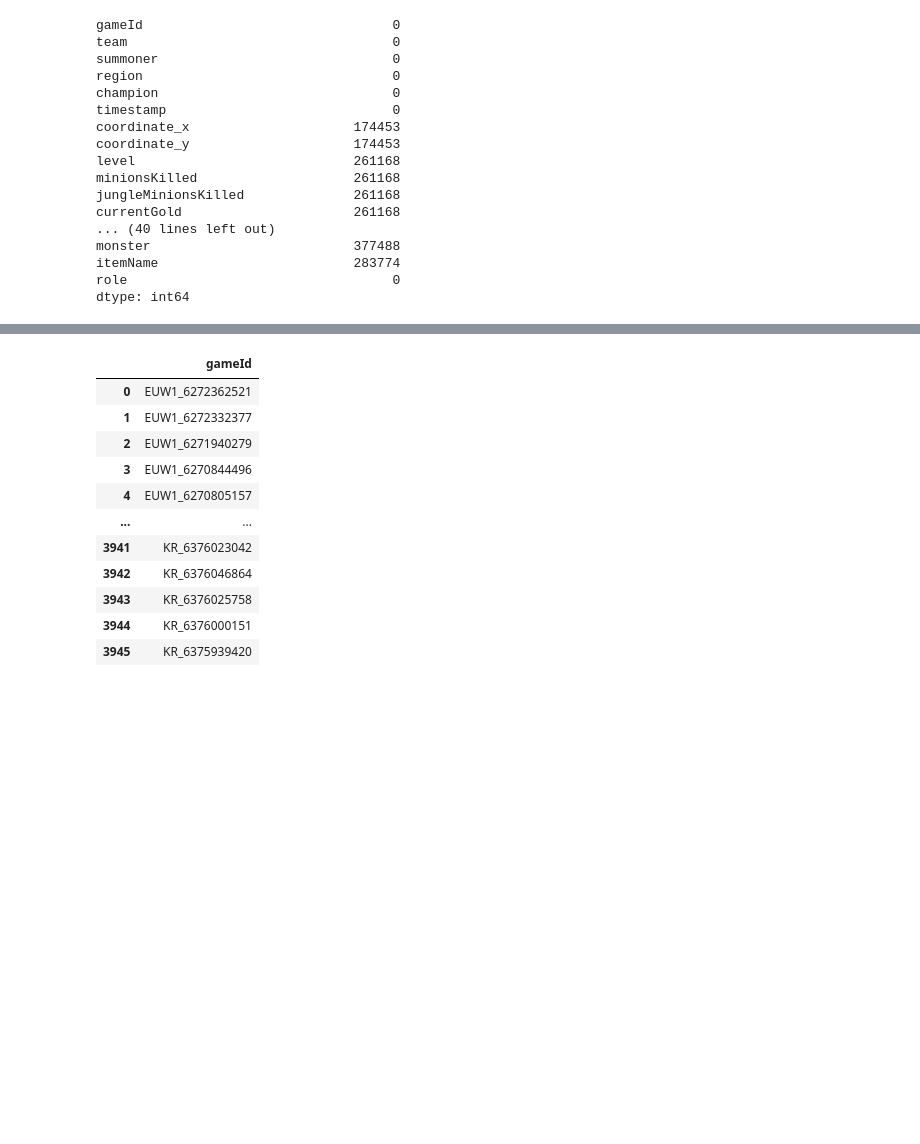
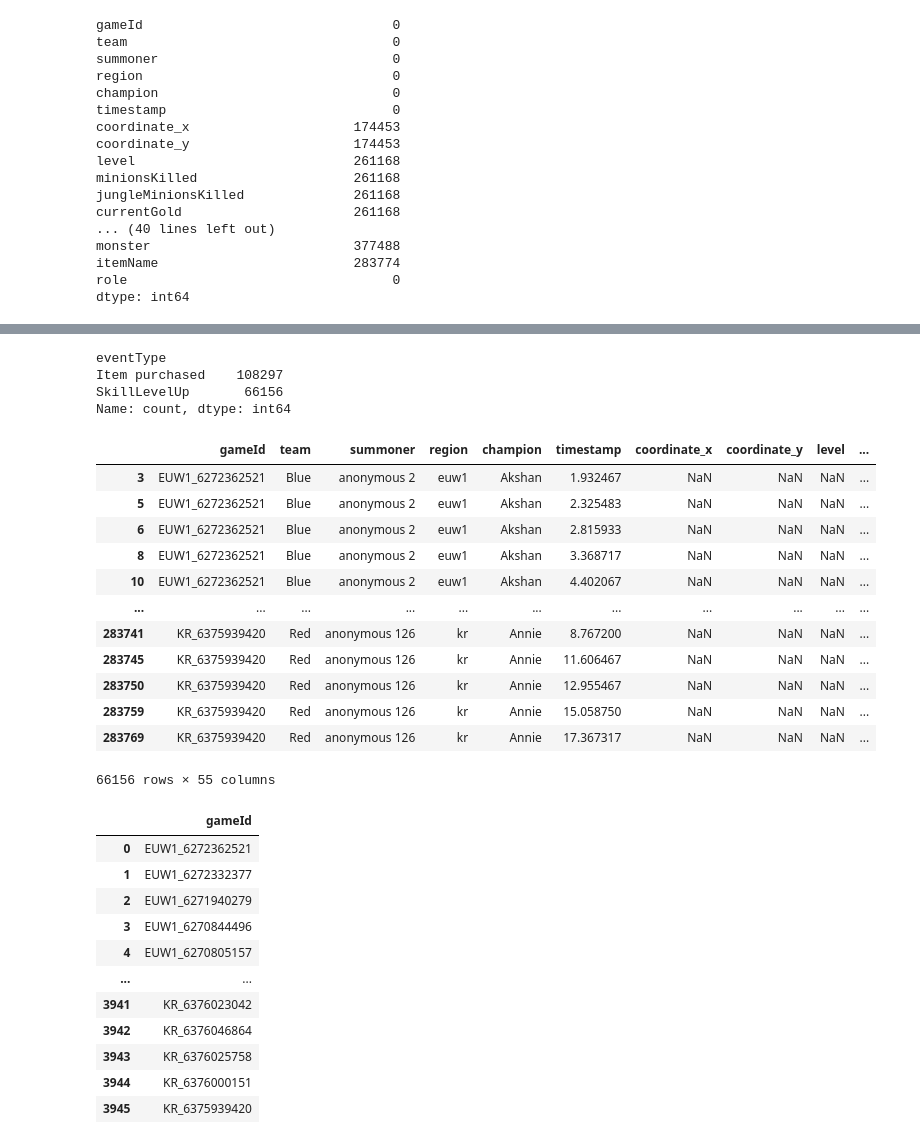
Before and after one commit to ALOBlack19/Clustering-and-Classification-of-League-of-Legends-Pro-Matches, a Jupyter notebook: Clustering_K-Medoids_Jg-Spatio-temporal-deaths.ipynb, the cells around one changed output, grey strips where cells are left out. Cells and saved outputs as stored; diff of their text form; code cells hidden in the pictures; blank space fills up the shorter version.

```diff
--- a/Clustering_K-Medoids_Jg-Spatio-temporal-deaths.ipynb
+++ b/Clustering_K-Medoids_Jg-Spatio-temporal-deaths.ipynb
@@ -64,0 +70,3 @@ dtype: int64
+# %%
+df_check = df[df['coordinate_x'].isnull()]
+df_check.tail()
@@ -65,3 +81,26 @@ dtype: int64
+# %%
+df_check["eventType"].value_counts()
+# %% [output]
+eventType
+Item purchased    108297
+SkillLevelUp       66156
+Name: count, dtype: int64
+# %%
+df_check[df_check['eventType'] == 'SkillLevelUp']
+# %% [output]
+|  | gameId | team | summoner | region | champion | timestamp | coordinate_x | coordinate_y | level | ... |
+| 3 | EUW1_6272362521 | Blue | anonymous 2 | euw1 | Akshan | 1.932467 | NaN | NaN | NaN | ... |
+| 5 | EUW1_6272362521 | Blue | anonymous 2 | euw1 | Akshan | 2.325483 | NaN | NaN | NaN | ... |
+| 6 | EUW1_6272362521 | Blue | anonymous 2 | euw1 | Akshan | 2.815933 | NaN | NaN | NaN | ... |
+| 8 | EUW1_6272362521 | Blue | anonymous 2 | euw1 | Akshan | 3.368717 | NaN | NaN | NaN | ... |
+| 10 | EUW1_6272362521 | Blue | anonymous 2 | euw1 | Akshan | 4.402067 | NaN | NaN | NaN | ... |
+| ... | ... | ... | ... | ... | ... | ... | ... | ... | ... | ... |
+| 283741 | KR_6375939420 | Red | anonymous 126 | kr | Annie | 8.767200 | NaN | NaN | NaN | ... |
+| 283745 | KR_6375939420 | Red | anonymous 126 | kr | Annie | 11.606467 | NaN | NaN | NaN | ... |
+| 283750 | KR_6375939420 | Red | anonymous 126 | kr | Annie | 12.955467 | NaN | NaN | NaN | ... |
+| 283759 | KR_6375939420 | Red | anonymous 126 | kr | Annie | 15.058750 | NaN | NaN | NaN | ... |
+| 283769 | KR_6375939420 | Red | anonymous 126 | kr | Annie | 17.367317 | NaN | NaN | NaN | ... |
+66156 rows × 55 columns
 # %%
 test = pd.DataFrame(data=df['gameId'].unique(), columns=[df.columns[df.columns.get_loc('gameId')]])
 test
```
Also changed, not shown: parts of 11 cells of this notebook, 1 other file.
